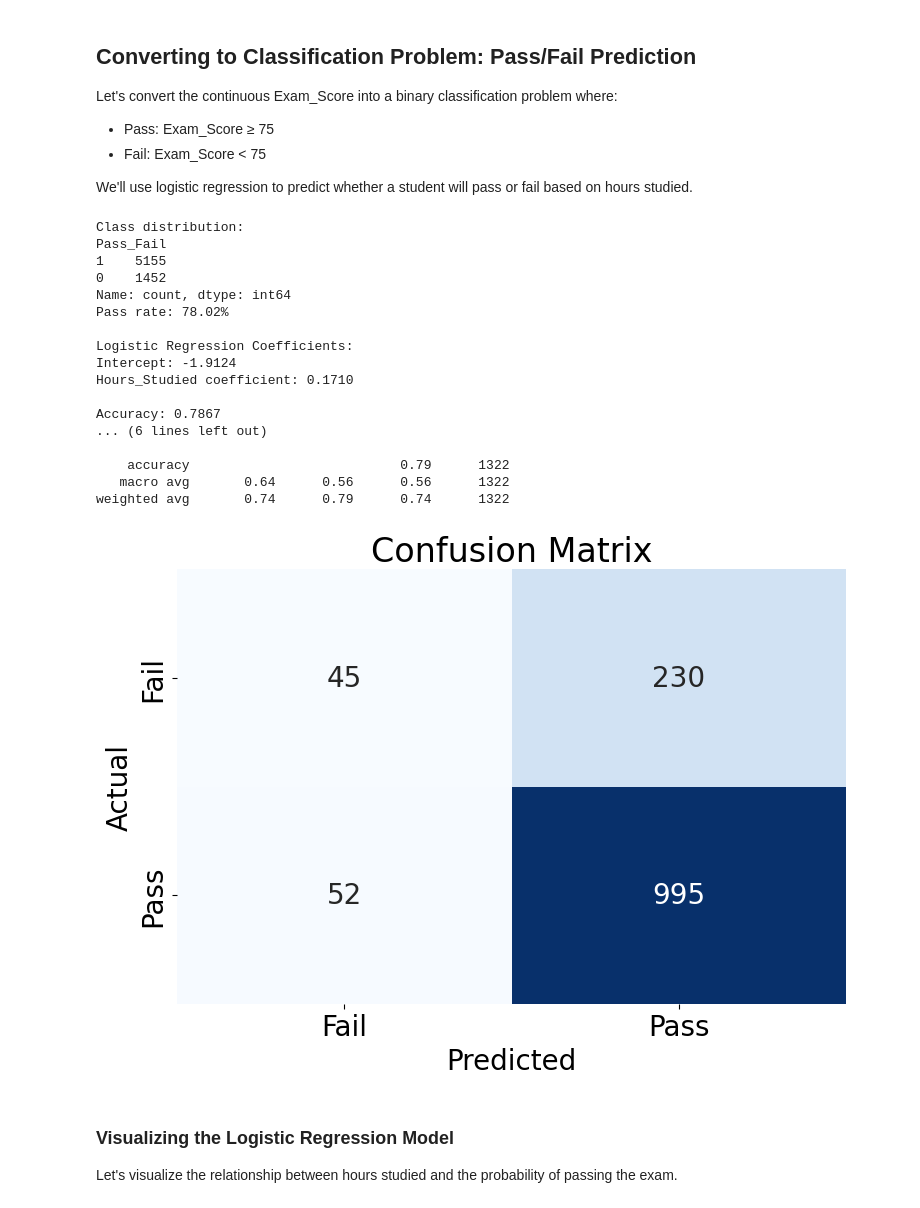
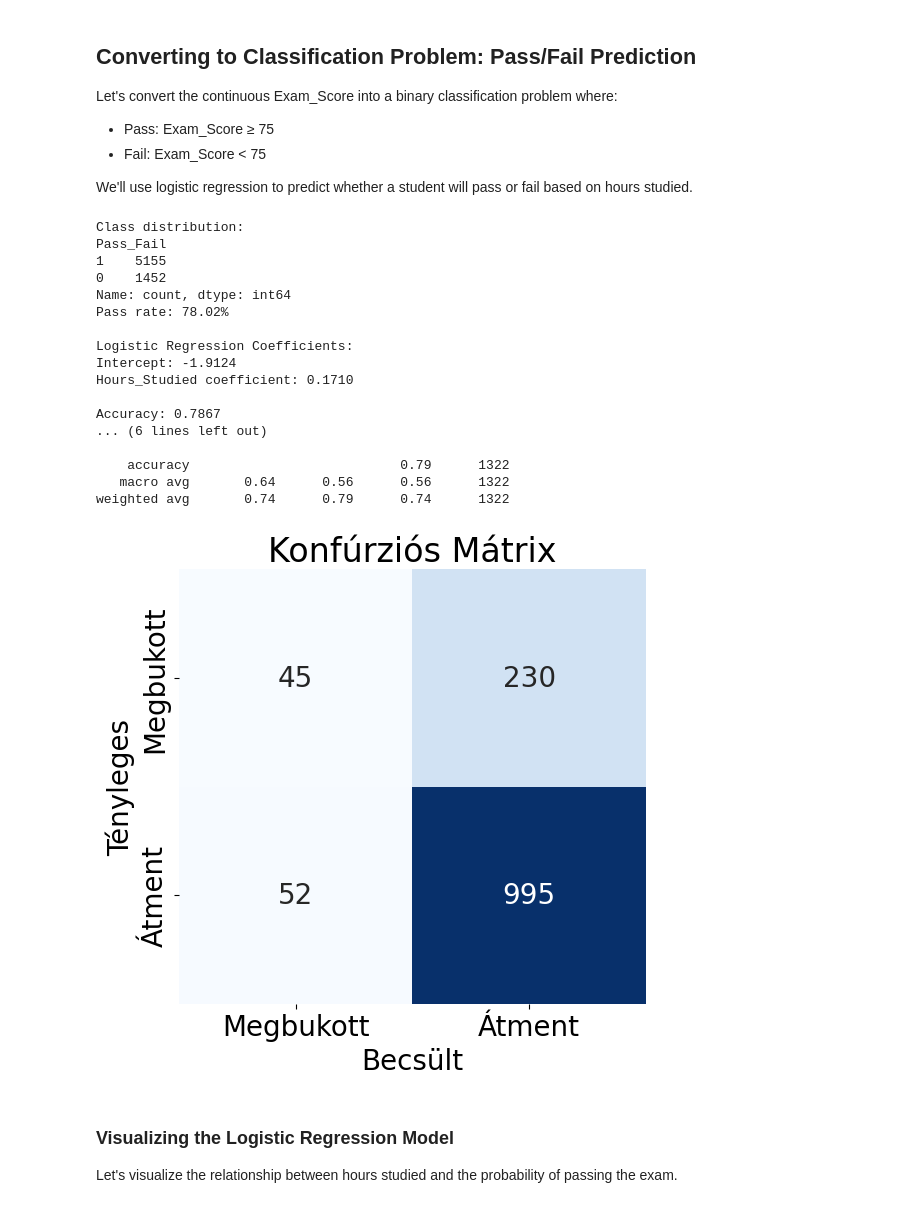
Before and after one commit to CuriousPercibal/info_era_peldak, a Jupyter notebook: LinearRegression.ipynb, the cells around one changed output. Cells and saved outputs as stored; diff of their text form; code cells hidden in the pictures.

Commit message:
Finalize visualizations

```diff
--- a/LinearRegression.ipynb
+++ b/LinearRegression.ipynb
@@ -437,39 +566,40 @@ print(f"Intercept: {log_reg.intercept_[0]:.4f}")
 print(f"Hours_Studied coefficient: {log_reg.coef_[0][0]:.4f}")
 
 # Evaluate the model
 print(f"\nAccuracy: {accuracy_score(y_test_lr, y_pred_lr):.4f}")
 print("\nClassification Report:")
 print(classification_report(y_test_lr, y_pred_lr))
 
 # Plot confusion matrix
-plt.figure(figsize=(8, 6))
+plt.figure(figsize=(6, 6))
 cm = confusion_matrix(y_test_lr, y_pred_lr)
 sns.heatmap(cm, annot=True, fmt='d', cmap='Blues', cbar=False,
-           xticklabels=['Fail', 'Pass'], yticklabels=['Fail', 'Pass'])
-plt.xlabel('Predicted')
-plt.ylabel('Actual')
-plt.title('Confusion Matrix')
+           xticklabels=['Megbukott', 'Átment'], yticklabels=['Megbukott', 'Átment'])
+plt.xlabel('Becsült')
+plt.ylabel('Tényleges')
+plt.title('Konfúrziós Mátrix')
+plt.gca().set_alpha(0)  # Set transparency to 80%
 plt.tight_layout()
 plt.show()
 # %% [output]
 Class distribution:
 Pass_Fail
 1    5155
 0    1452
 Name: count, dtype: int64
 Pass rate: 78.02%
 
 Logistic Regression Coefficients:
 Intercept: -1.9124
 Hours_Studied coefficient: 0.1710
 
 Accuracy: 0.7867
 ... (6 lines left out)
 
     accuracy                           0.79      1322
    macro avg       0.64      0.56      0.56      1322
 weighted avg       0.74      0.79      0.74      1322
-[figure, old version]
+[figure, new version]
 # %% [markdown]
 ### Visualizing the Logistic Regression Model
 
```
Also changed, not shown: parts of 16 cells of this notebook, 1 other file.
